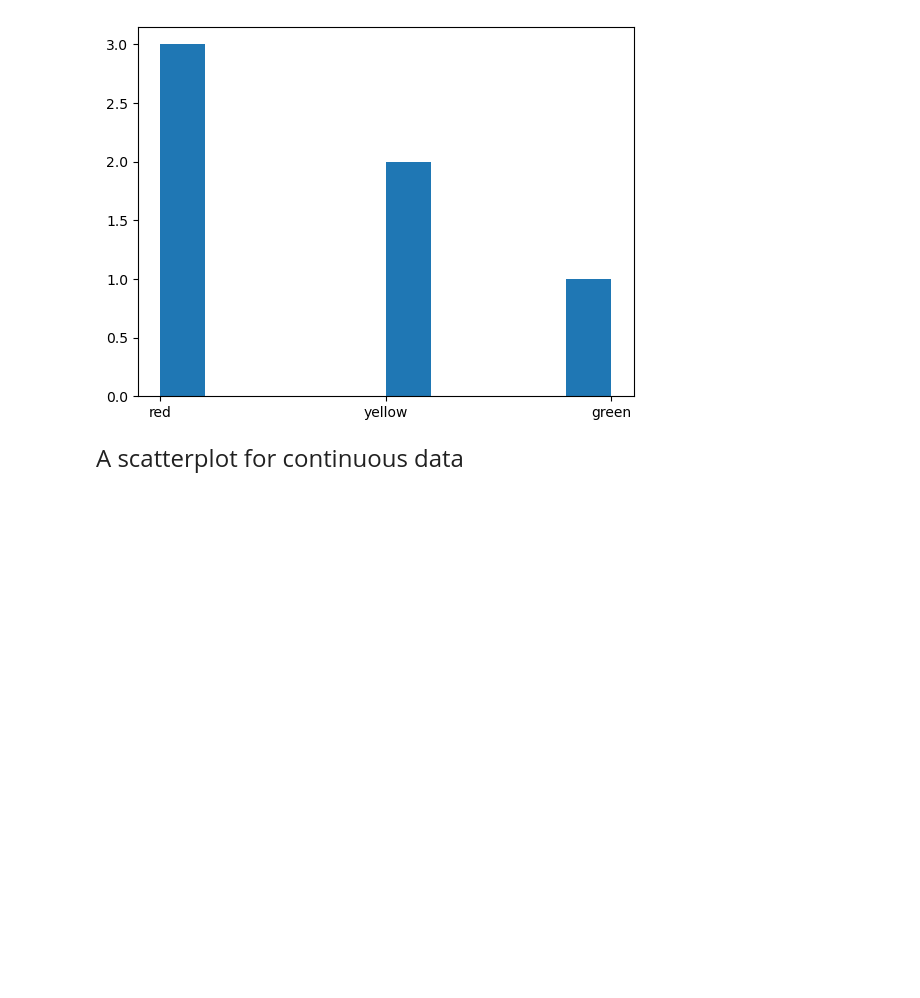
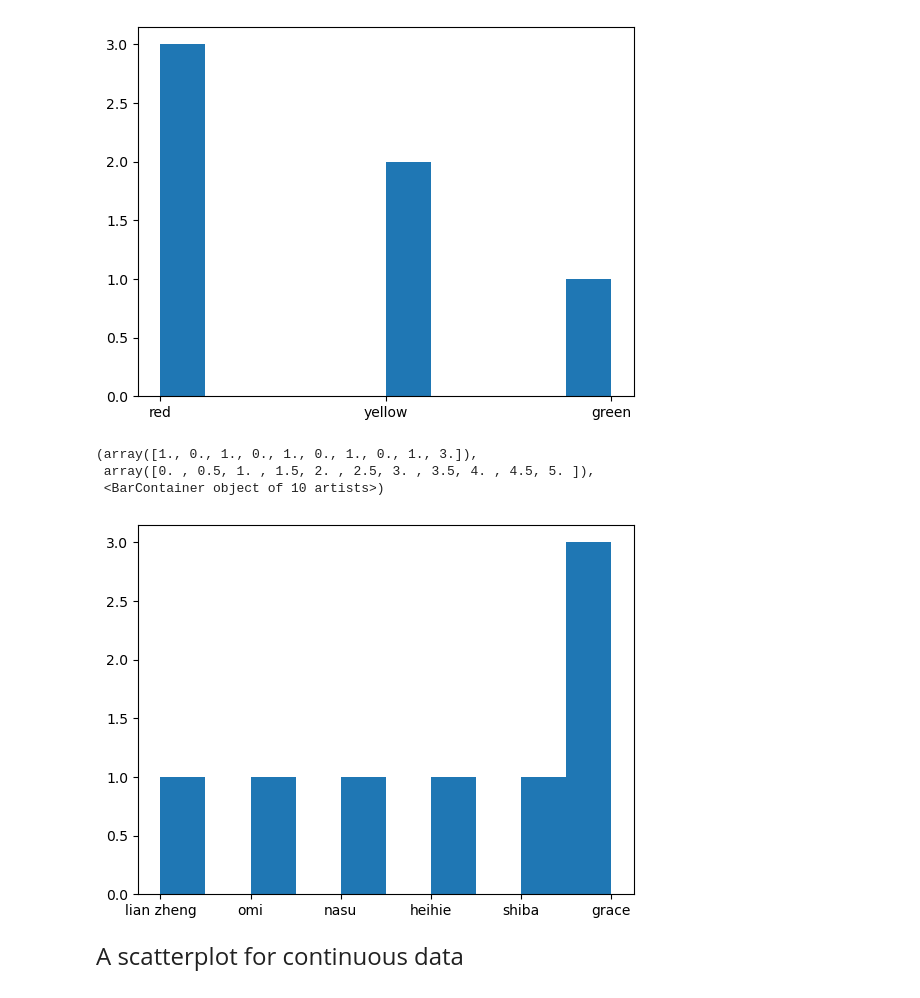
Before and after one commit to Scarlett1024/qtm151spring2024, a Jupyter notebook: Lecture 02/lecture2.ipynb, the cells around one changed output. Drawn from its saved outputs; the diff is of its cells as text; code cells hidden in the pictures; blank space fills up the shorter version.

```diff
--- a/Lecture 02/lecture2.ipynb
+++ b/Lecture 02/lecture2.ipynb
@@ -230,3 +231,5 @@ Try it yourself!
  and then selecting the third entry
 # %%
 # Write your own code here
+my_dogs = ["lian zheng", "omi", "nasu", "heihie", "shiba"]
+print(my_dogs[0])
@@ -249,6 +254,14 @@ plt.hist(x= list_list)
 # %%
 # Creat a list with repeated string values
 # Compute your own histogram
+
+my_new_dogs = my_dogs + ['grace'] + ['grace'] + ['grace']
+plt.hist ( x = my_new_dogs)
+# %% [output]
+(array([1., 0., 1., 0., 1., 0., 1., 0., 1., 3.]),
+ array([0. , 0.5, 1. , 1.5, 2. , 2.5, 3. , 3.5, 4. , 4.5, 5. ]),
+ <BarContainer object of 10 artists>)
+[figure, added]
 # %% [markdown]
 <font size="5">
 
```
Also changed, not shown: parts of 5 cells of this notebook, 2 other files.
